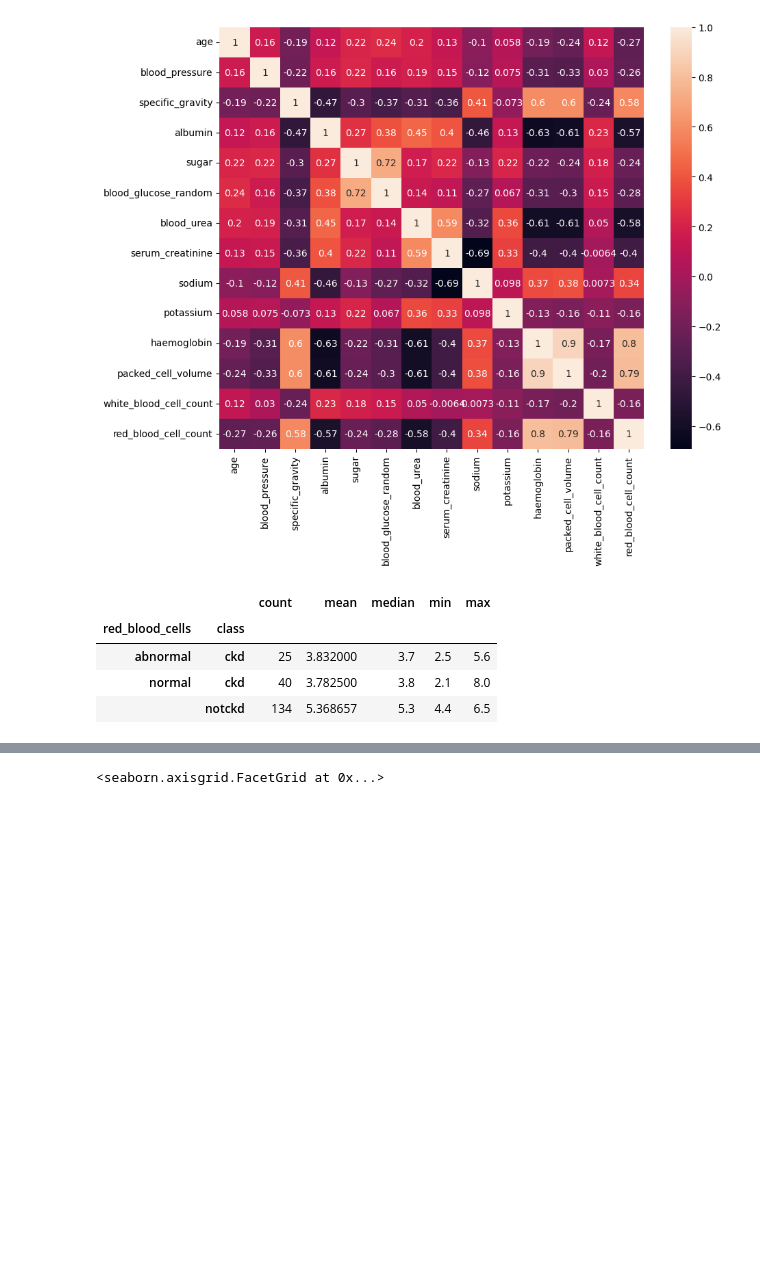
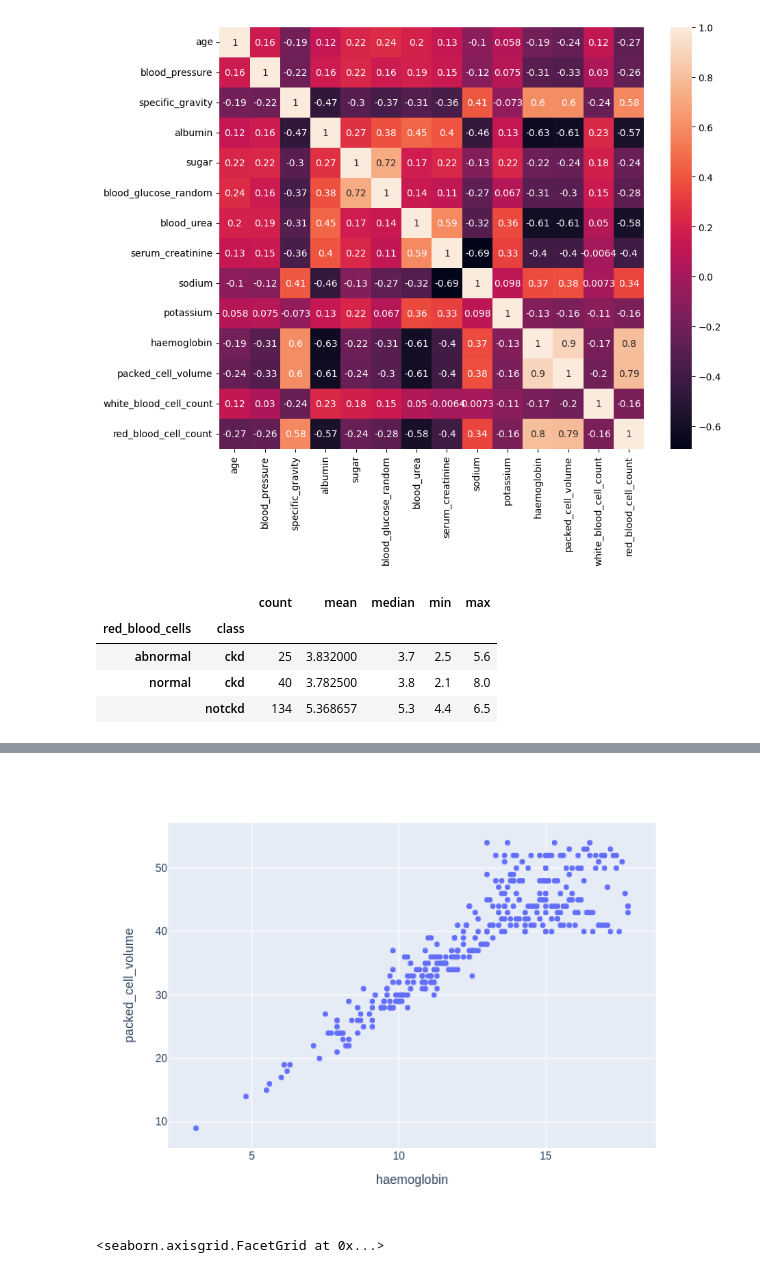
Before and after one commit to tengkumuazabs/my-portfolio, a Jupyter notebook: python-projects/kidney/Predict_status_of_chronic_kidney_disease.ipynb, the cells around one changed output, grey strips where cells are left out. Cells and saved outputs as stored; diff of their text form; code cells hidden in the pictures; blank space fills up the shorter version.

```diff
--- a/python-projects/kidney/Predict_status_of_chronic_kidney_disease.ipynb
+++ b/python-projects/kidney/Predict_status_of_chronic_kidney_disease.ipynb
@@ -350,3 +351,4 @@ px.violin(df,x='class',y='red_blood_cell_count',color='class')
 # %%
-px.scatter(df,'haemoglobin','packed_cell_volume')
+fig=px.scatter(df,'haemoglobin','packed_cell_volume')
+fig.show("png")
 # %% [output]
@@ -354,3 +355,4 @@ px.scatter(df,'haemoglobin','packed_cell_volume')
+[figure, added]
 # %%
 grid=sns.FacetGrid(df,hue='class',aspect=2)
 grid.map(sns.kdeplot,'red_blood_cell_count')
```
Also changed, not shown: parts of 29 cells of this notebook.
